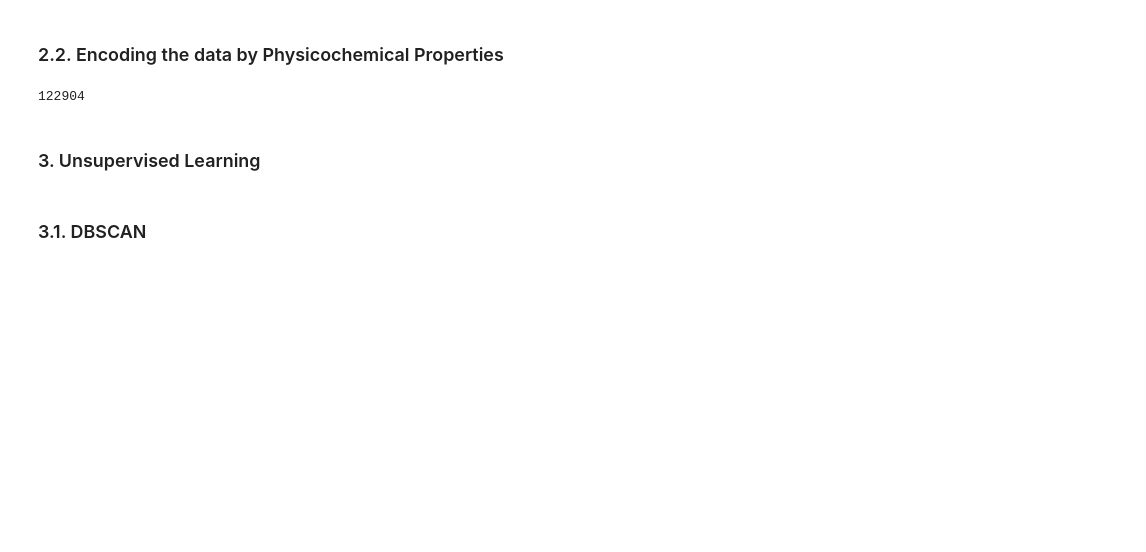
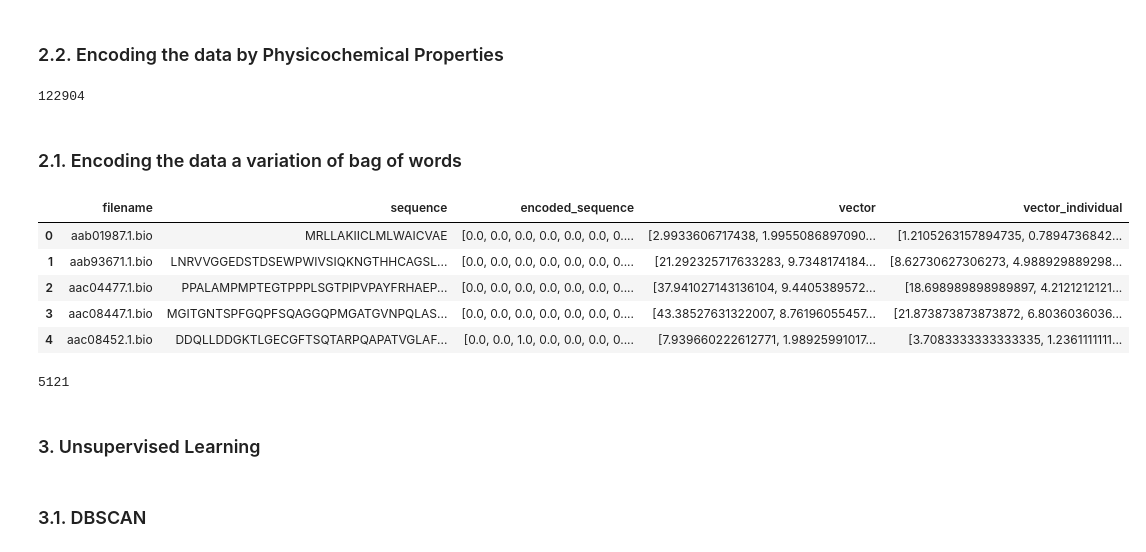
Before and after one commit to deepamino/proteinsClassification, a Jupyter notebook: pruebas.ipynb, the cells around one changed output. Drawn from its saved outputs; the diff is of its cells as text; code cells hidden in the pictures; blank space fills up the shorter version.

```diff
--- a/pruebas.ipynb
+++ b/pruebas.ipynb
@@ -72,3 +70,5 @@ display(df.head())
 len(df['encoded_sequence'][0])
 # %% [output]
 122904
+# %% [markdown]
+### 2.1. Encoding the data a variation of bag of words
@@ -75,3 +97,20 @@ len(df['encoded_sequence'][0])
+# %%
+display(df.head())
+# %% [output]
+|  | filename | sequence | encoded_sequence | vector | vector_individual |
+| 0 | aab01987.1.bio | MRLLAKIICLMLWAICVAE | [0.0, 0.0, 0.0, 0.0, 0.0, 0.0, 0.... | [2.9933606717438, 1.9955086897090... | [1.2105263157894735, 0.7894736842... |
+| 1 | aab93671.1.bio | LNRVVGGEDSTDSEWPWIVSIQKNGTHHCAGSL... | [0.0, 0.0, 0.0, 0.0, 0.0, 0.0, 0.... | [21.292325717633283, 9.7348174184... | [8.62730627306273, 4.988929889298... |
+| 2 | aac04477.1.bio | PPALAMPMPTEGTPPPLSGTPIPVPAYFRHAEP... | [0.0, 0.0, 0.0, 0.0, 0.0, 0.0, 0.... | [37.941027143136104, 9.4405389572... | [18.698989898989897, 4.2121212121... |
+| 3 | aac08447.1.bio | MGITGNTSPFGQPFSQAGGQPMGATGVNPQLAS... | [0.0, 0.0, 0.0, 0.0, 0.0, 0.0, 0.... | [43.38527631322007, 8.76196055457... | [21.873873873873872, 6.8036036036... |
+| 4 | aac08452.1.bio | DDQLLDDGKTLGECGFTSQTARPQAPATVGLAF... | [0.0, 0.0, 1.0, 0.0, 0.0, 0.0, 0.... | [7.939660222612771, 1.98925991017... | [3.7083333333333335, 1.2361111111... |
+# %%
+n = max(len(record['sequence']) for record in data)
+print(n)
+v = get_vector(df['sequence'][0], alpha, n)
+df['vector'] = df['sequence'].apply(lambda x: get_vector(x, alpha, n))
+df['vector_individual'] = df['sequence'].apply(lambda x: get_vector_individual(x, alpha))
+# %% [output]
+5121
 # %% [markdown]
 ### 3. Unsupervised Learning
 # %% [markdown]
```
Also changed, not shown: parts of 7 cells of this notebook, 1 other file.
